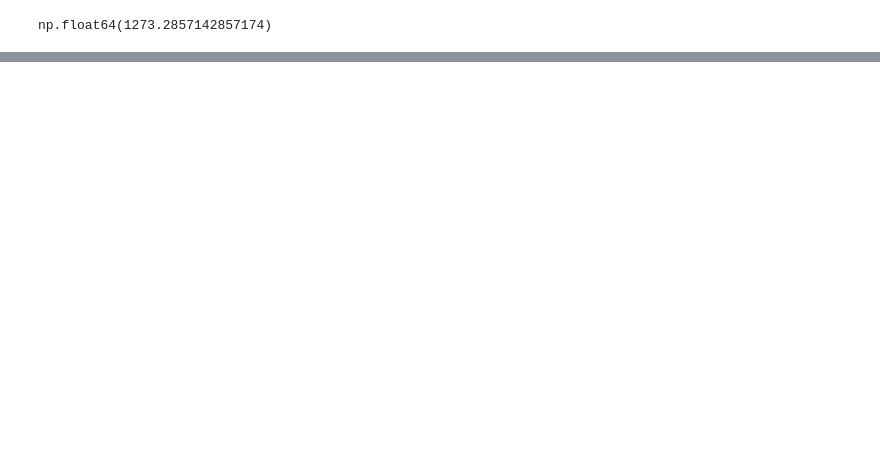
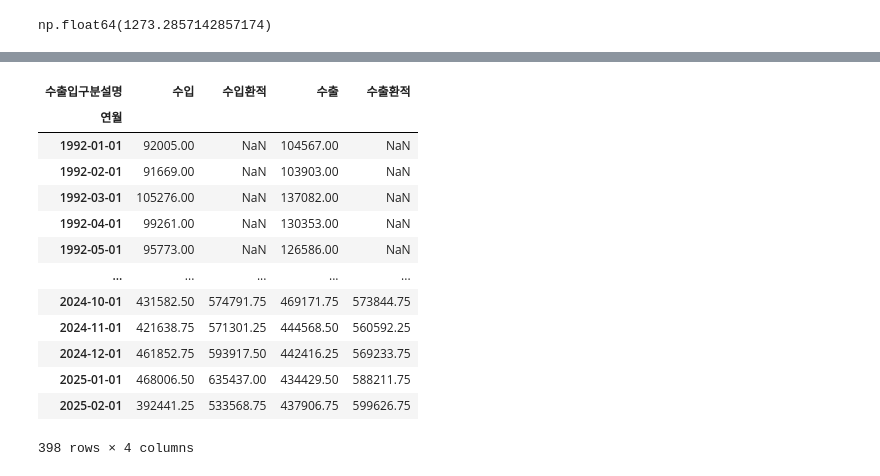
Before and after one commit to dorothy1088/smartport, a Jupyter notebook: regression.ipynb, the cells around one changed output, grey strips where cells are left out. Cells and saved outputs as stored; diff of their text form; code cells hidden in the pictures; blank space fills up the shorter version.

```diff
--- a/regression.ipynb
+++ b/regression.ipynb
@@ -103,0 +156,21 @@ np.float64(1273.2857142857174)
+# %%
+ts = df.pivot(index='연월',columns='수출입구분설명',values='물동량')
+ts.index = pd.to_datetime(ts.index)
+ts = ts.asfreq('MS')
+
+ts
+# %% [output]
+| 수출입구분설명 | 수입 | 수입환적 | 수출 | 수출환적 |
+| 연월 |  |  |  |  |
+| 1992-01-01 | 92005.00 | NaN | 104567.00 | NaN |
+| 1992-02-01 | 91669.00 | NaN | 103903.00 | NaN |
+| 1992-03-01 | 105276.00 | NaN | 137082.00 | NaN |
+| 1992-04-01 | 99261.00 | NaN | 130353.00 | NaN |
+| 1992-05-01 | 95773.00 | NaN | 126586.00 | NaN |
+| ... | ... | ... | ... | ... |
+| 2024-10-01 | 431582.50 | 574791.75 | 469171.75 | 573844.75 |
+| 2024-11-01 | 421638.75 | 571301.25 | 444568.50 | 560592.25 |
+| 2024-12-01 | 461852.75 | 593917.50 | 442416.25 | 569233.75 |
+| 2025-01-01 | 468006.50 | 635437.00 | 434429.50 | 588211.75 |
+| 2025-02-01 | 392441.25 | 533568.75 | 437906.75 | 599626.75 |
+398 rows × 4 columns
```
Also changed, not shown: parts of 11 cells of this notebook, 1 other file.
